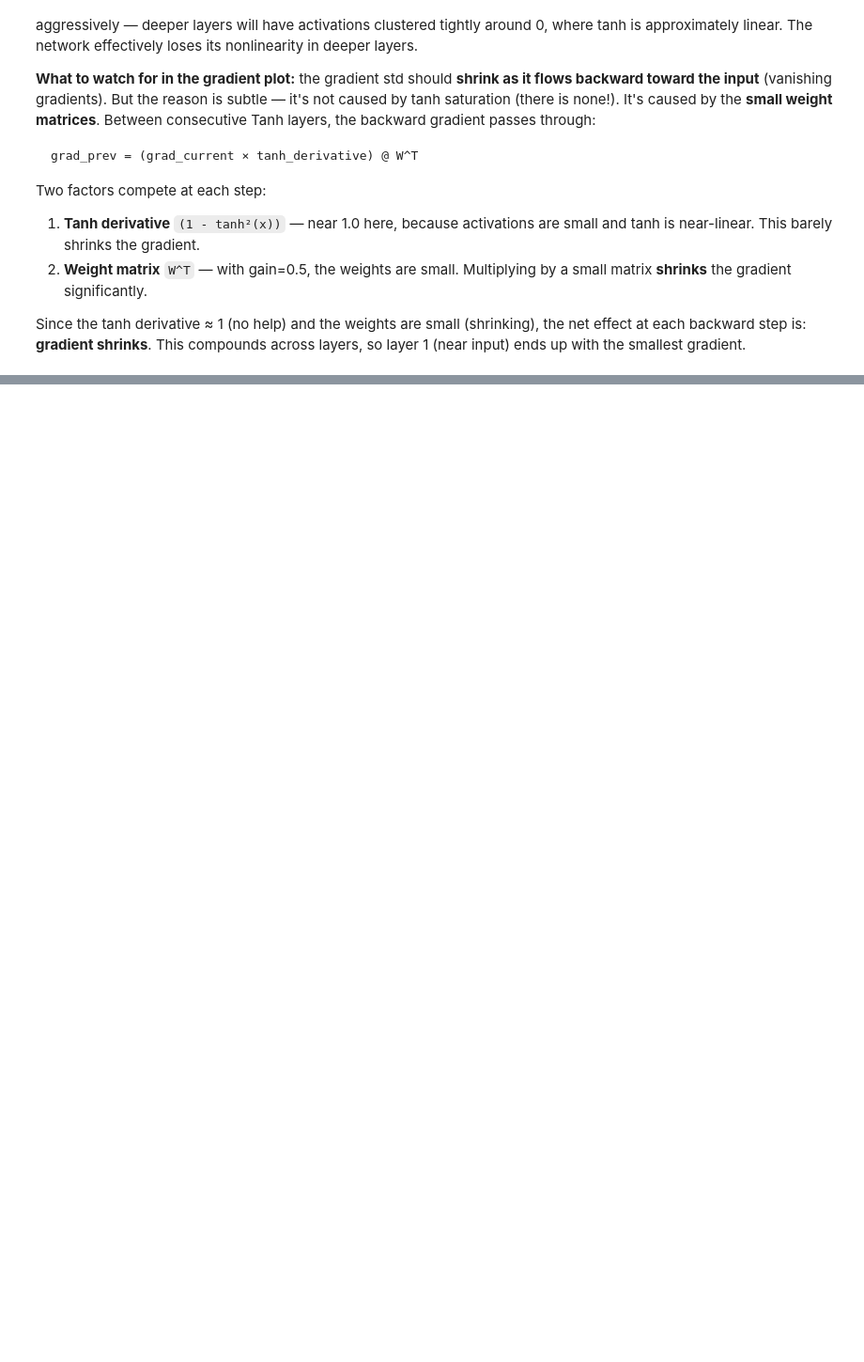
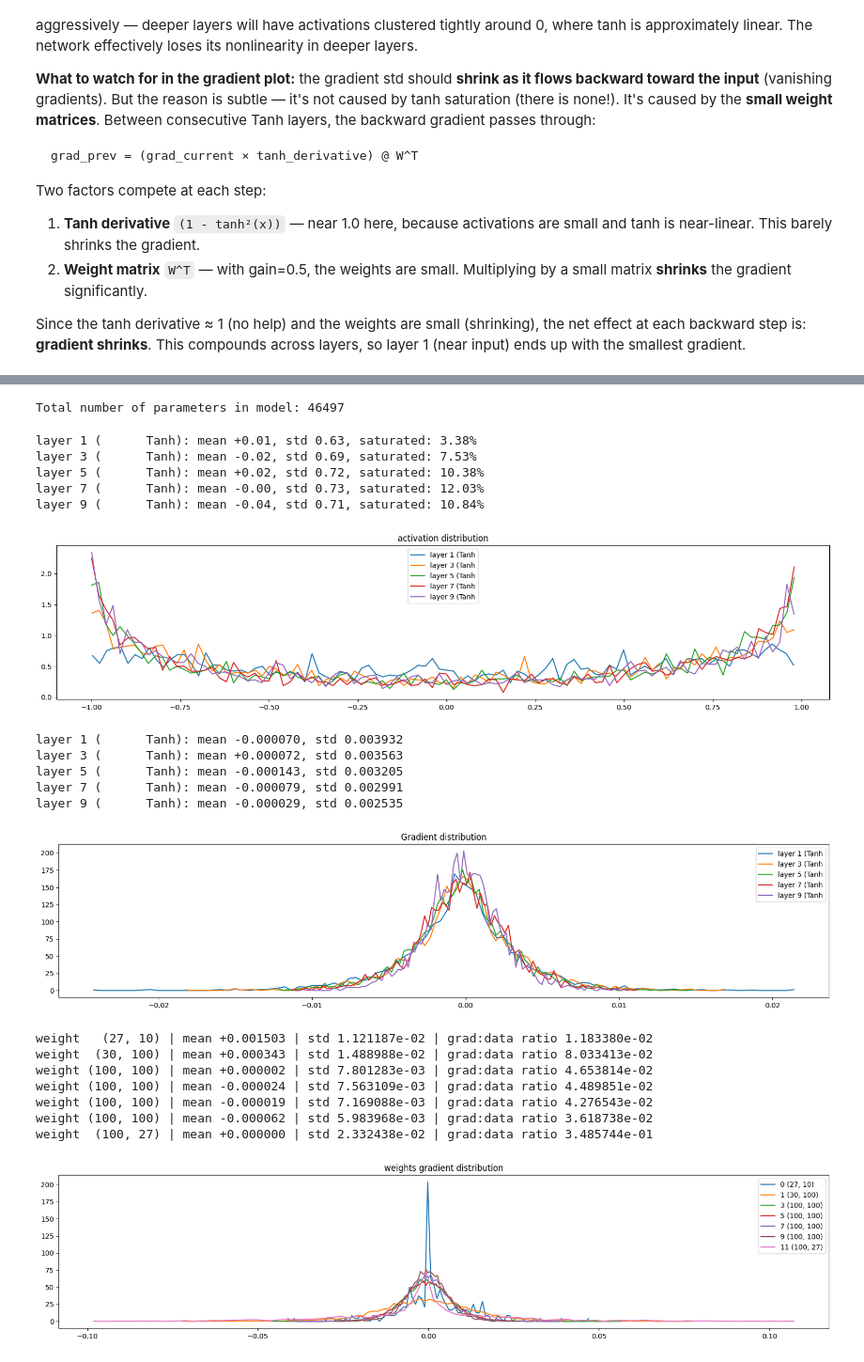
Before and after one commit to kshitijg92/karpathy-zero-to-hero-deep-work, a Jupyter notebook: lesson_4_makemore_batchnorm/makemore_training_diagnostics.ipynb, the cells around one changed output, grey strips where cells are left out. Shown at 94% size. Saved outputs shown, nothing was run; the diff lists cells and outputs as text; code cells hidden in the pictures; blank space fills up the shorter version.

```diff
--- a/lesson_4_makemore_batchnorm/makemore_training_diagnostics.ipynb
+++ b/lesson_4_makemore_batchnorm/makemore_training_diagnostics.ipynb
@@ -812,0 +877,32 @@ The key insight: **the gain controls which factor dominates**. Low gain → smal
+# %%
+# Using the ideal gain
+
+C, layers, parameters = setup_model(**{**default_params, "tanh_gain": 5./3})
+stepi, lossi, loglossi, update_to_data_ratio, layers, parameters = \
+    train_model(C, layers, parameters, n_steps=1000)
+
+plot_activation_distribution(layers)
+plot_gradient_distribution(layers)
+plot_weights_gradient_distribution(parameters)
+# %% [output]
+Total number of parameters in model: 46497
+layer 1 (      Tanh): mean +0.01, std 0.63, saturated: 3.38%
+layer 3 (      Tanh): mean -0.02, std 0.69, saturated: 7.53%
+layer 5 (      Tanh): mean +0.02, std 0.72, saturated: 10.38%
+layer 7 (      Tanh): mean -0.00, std 0.73, saturated: 12.03%
+layer 9 (      Tanh): mean -0.04, std 0.71, saturated: 10.84%
+[figure, added]
+layer 1 (      Tanh): mean -0.000070, std 0.003932
+layer 3 (      Tanh): mean +0.000072, std 0.003563
+layer 5 (      Tanh): mean -0.000143, std 0.003205
+layer 7 (      Tanh): mean -0.000079, std 0.002991
+layer 9 (      Tanh): mean -0.000029, std 0.002535
+[figure, added]
+weight   (27, 10) | mean +0.001503 | std 1.121187e-02 | grad:data ratio 1.183380e-02
+weight  (30, 100) | mean +0.000343 | std 1.488988e-02 | grad:data ratio 8.033413e-02
+weight (100, 100) | mean +0.000002 | std 7.801283e-03 | grad:data ratio 4.653814e-02
+weight (100, 100) | mean -0.000024 | std 7.563109e-03 | grad:data ratio 4.489851e-02
+weight (100, 100) | mean -0.000019 | std 7.169088e-03 | grad:data ratio 4.276543e-02
+weight (100, 100) | mean -0.000062 | std 5.983968e-03 | grad:data ratio 3.618738e-02
+weight  (100, 27) | mean +0.000000 | std 2.332438e-02 | grad:data ratio 3.485744e-01
+[figure, added]
```
Also changed, not shown: parts of 29 cells of this notebook.
